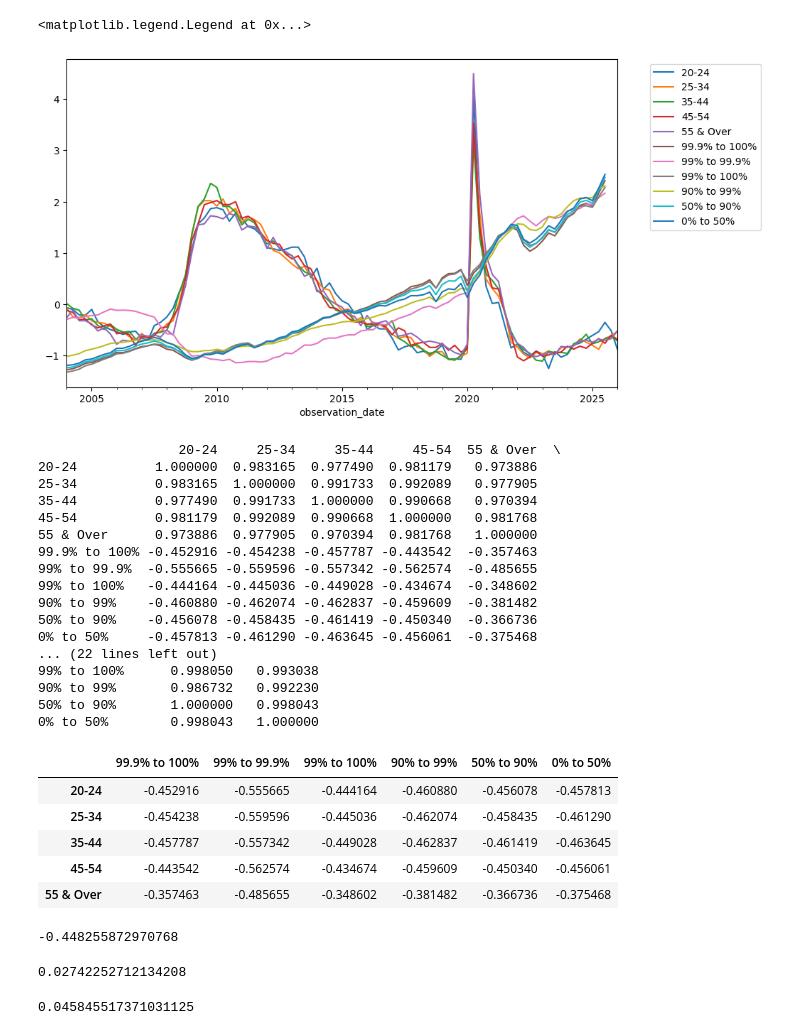
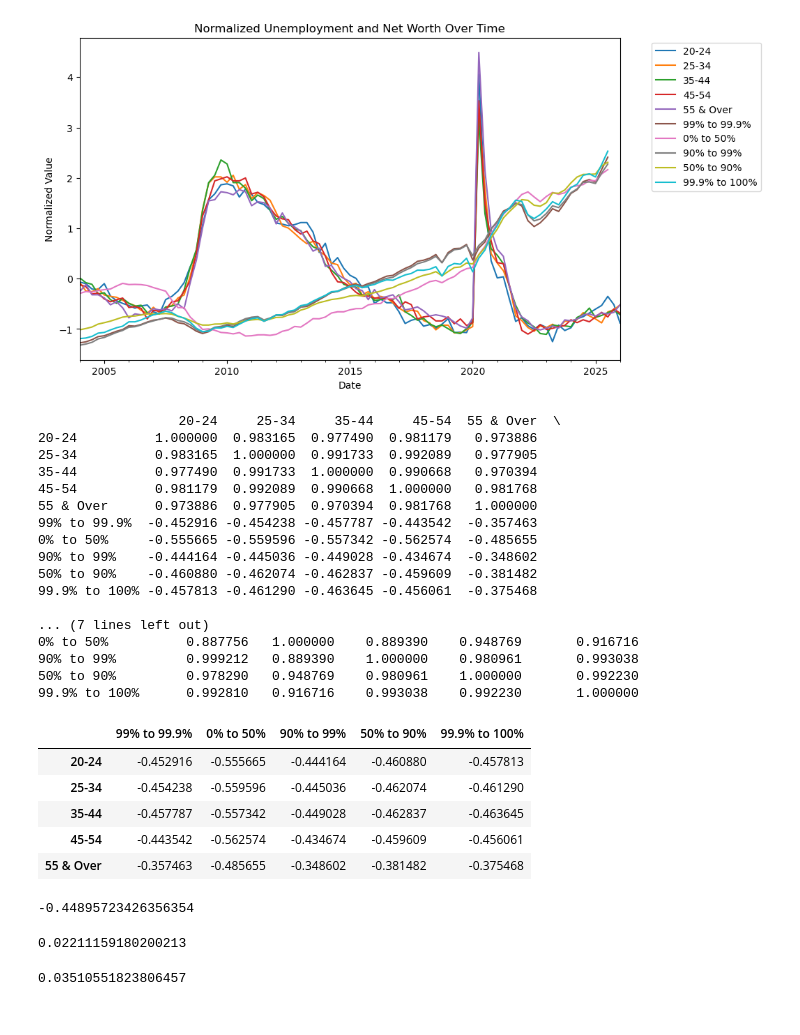
Before and after one commit to Taran-Gupta/DS4002_Project2, a Jupyter notebook: Scripts/Unemployment_and_Net_Worth_Correlation.ipynb, the cells around one changed output. Saved outputs shown, nothing was run; the diff lists cells and outputs as text; code cells hidden in the pictures.

Commit message:
polished plots and re-ran with new data

```diff
--- a/Scripts/Unemployment_and_Net_Worth_Correlation.ipynb
+++ b/Scripts/Unemployment_and_Net_Worth_Correlation.ipynb
@@ -6,8 +6,8 @@ import numpy as np
 import matplotlib.pyplot as plt
 # %%
 #Reading the files in.
-unemployment = pd.read_csv("unemployment_cleaned.csv", index_col = 0)
-net_worth = pd.read_csv("net_worth_cleaned.csv", index_col = 0)
+unemployment = pd.read_csv("../Data/unemployment_cleaned.csv", index_col = 0)
+net_worth = pd.read_csv("../Data/net_worth_cleaned.csv", index_col = 0)
 # %%
 # Combining them into one dataframe
 
@@ -18,20 +18,20 @@ combined = unemployment.join(net_worth, lsuffix = "unemp", rsuffix = "networth")
 # %%
 # Unemployment and net worth values are different, so it is best to normalize them before visualizing.
 
 #Normalizing
 normalized = (combined.select_dtypes(include = "number") - combined.select_dtypes(include = "number").mean()) / combined.select_dtypes(include = "number").std()
+
 normalized.plot(figsize = (10,6))
-
-
 plt.legend(loc = "upper left", bbox_to_anchor = (1.05, 1.0))
+plt.title("Normalized Unemployment and Net Worth Over Time")
+plt.xlabel("Date")
+plt.ylabel("Normalized Value")
+plt.show()
 # %% [output]
-<matplotlib.legend.Legend at 0x...>
-[figure, old version]
+[figure, new version]
 # %%
 # Pearson correlation coefficient
-
 #Creating correlation matrix for unemployment and net worth.
-
 correlation_matrix = combined.select_dtypes(include = "number").corr(method='pearson')
 print(correlation_matrix)
 # %% [output]
@@ -41,26 +41,26 @@ print(correlation_matrix)
 35-44          0.977490  0.991733  1.000000  0.990668   0.970394
 45-54          0.981179  0.992089  0.990668  1.000000   0.981768
 55 & Over      0.973886  0.977905  0.970394  0.981768   1.000000
-99.9% to 100% -0.452916 -0.454238 -0.457787 -0.443542  -0.357463
-99% to 99.9%  -0.555665 -0.559596 -0.557342 -0.562574  -0.485655
-99% to 100%   -0.444164 -0.445036 -0.449028 -0.434674  -0.348602
-90% to 99%    -0.460880 -0.462074 -0.462837 -0.459609  -0.381482
-50% to 90%    -0.456078 -0.458435 -0.461419 -0.450340  -0.366736
-0% to 50%     -0.457813 -0.461290 -0.463645 -0.456061  -0.375468
-... (22 lines left out)
-99% to 100%      0.998050   0.993038
-90% to 99%       0.986732   0.992230
-50% to 90%       1.000000   0.998043
-0% to 50%        0.998043   1.000000
+99% to 99.9%  -0.452916 -0.454238 -0.457787 -0.443542  -0.357463
+0% to 50%     -0.555665 -0.559596 -0.557342 -0.562574  -0.485655
+90% to 99%    -0.444164 -0.445036 -0.449028 -0.434674  -0.348602
+50% to 90%    -0.460880 -0.462074 -0.462837 -0.459609  -0.381482
+99.9% to 100% -0.457813 -0.461290 -0.463645 -0.456061  -0.375468
+
+... (7 lines left out)
+0% to 50%          0.887756   1.000000    0.889390    0.948769       0.916716
+90% to 99%         0.999212   0.889390    1.000000    0.980961       0.993038
+50% to 90%         0.978290   0.948769    0.980961    1.000000       0.992230
+99.9% to 100%      0.992810   0.916716    0.993038    0.992230       1.000000
 # %%
 correlation_matrix.loc[unemployment.columns, net_worth.columns]
 # %% [output]
-|  | 99.9% to 100% | 99% to 99.9% | 99% to 100% | 90% to 99% | 50% to 90% | 0% to 50% |
-| 20-24 | -0.452916 | -0.555665 | -0.444164 | -0.460880 | -0.456078 | -0.457813 |
-| 25-34 | -0.454238 | -0.559596 | -0.445036 | -0.462074 | -0.458435 | -0.461290 |
-| 35-44 | -0.457787 | -0.557342 | -0.449028 | -0.462837 | -0.461419 | -0.463645 |
-| 45-54 | -0.443542 | -0.562574 | -0.434674 | -0.459609 | -0.450340 | -0.456061 |
-| 55 & Over | -0.357463 | -0.485655 | -0.348602 | -0.381482 | -0.366736 | -0.375468 |
+|  | 99% to 99.9% | 0% to 50% | 90% to 99% | 50% to 90% | 99.9% to 100% |
+| 20-24 | -0.452916 | -0.555665 | -0.444164 | -0.460880 | -0.457813 |
+| 25-34 | -0.454238 | -0.559596 | -0.445036 | -0.462074 | -0.461290 |
+| 35-44 | -0.457787 | -0.557342 | -0.449028 | -0.462837 | -0.463645 |
+| 45-54 | -0.443542 | -0.562574 | -0.434674 | -0.459609 | -0.456061 |
+| 55 & Over | -0.357463 | -0.485655 | -0.348602 | -0.381482 | -0.375468 |
 # %%
 # Combining all unemployment and net worth by taking mean across groups.
 
@@ -71,7 +71,7 @@ networth_series = net_worth.select_dtypes(include="number").mean(axis=1)
 pearson_corr = unemp_series.corr(networth_series, method="pearson")
 print(pearson_corr)  # Correlation coefficient is -.448. This is based on raw levels.
 # %% [output]
--0.448255872970768
+-0.44895723426356354
 # %%
 #Combining the series for rolling correlation
 
@@ -85,17 +85,17 @@ combined_series["networth_change"] = combined_series["networth"].pct_change()
 
 # Doing pearson correlation again but measuring change.
 pearson_corr_diff = unemp_series.diff().corr(networth_series.pct_change(), method="pearson")
-print(pearson_corr_diff) # Correlation coefficient is .027.
+print(pearson_corr_diff)
 # %% [output]
-0.02742252712134208
+0.02211159180200213
 # %%
 # Looking at top .1%
 
 top1_networth = net_worth["99.9% to 100%"]
 
 pearson_top1 = unemp_series.diff().corr(top1_networth.pct_change(), method="pearson")
-print(pearson_top1) # Correlation coefficient is .046.
+print(pearson_top1)
 # %% [output]
-0.045845517371031125
+0.03510551823806457
 # %%
 # Rolling correlation with window of 2 years.
```
Also changed, not shown: parts of 3 cells of this notebook, 2 other files.
